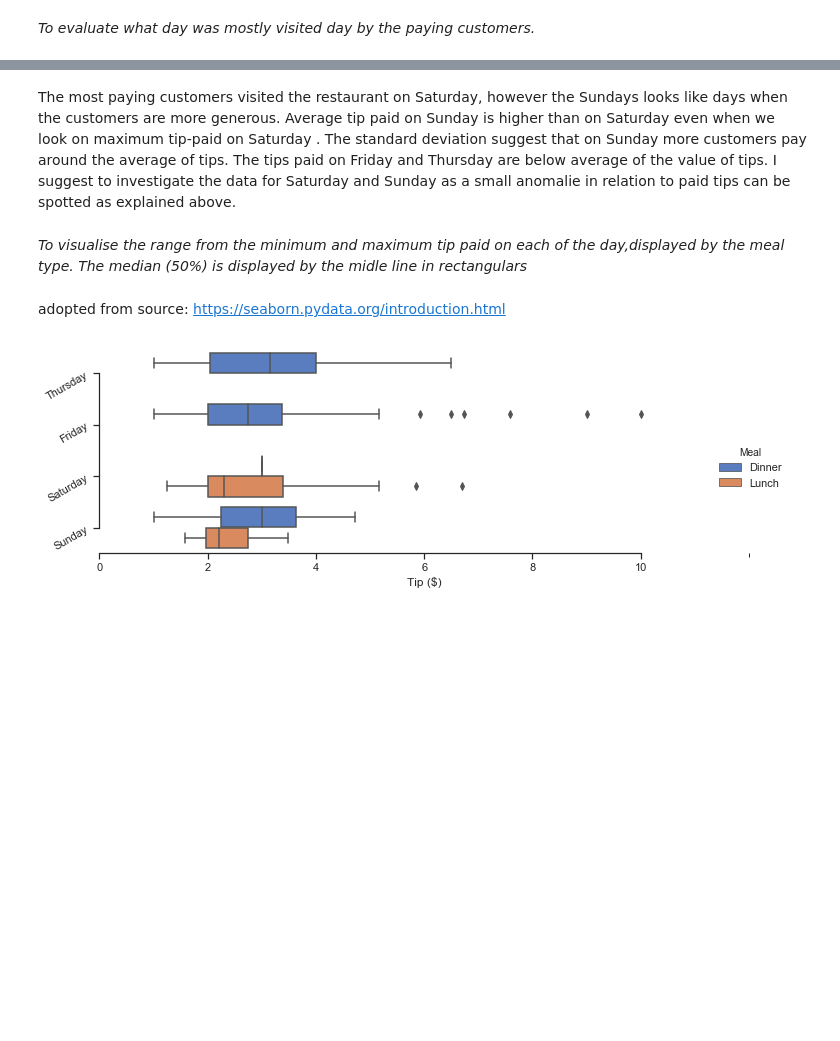
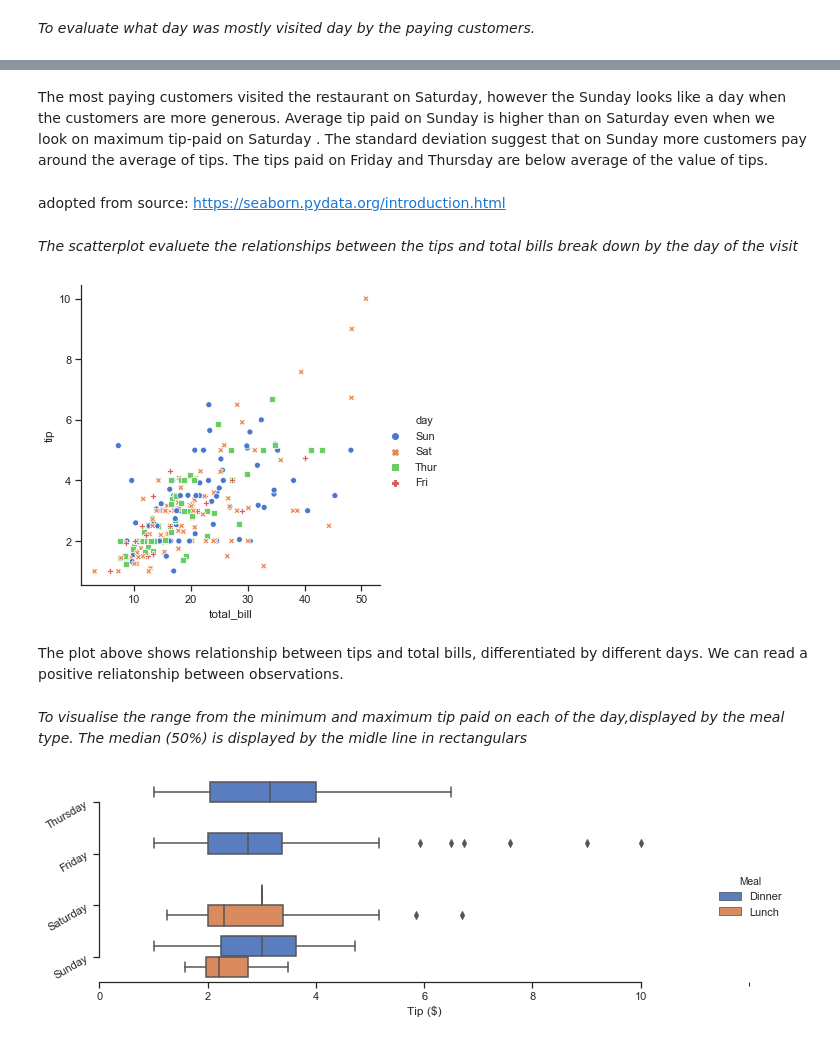
Before and after one commit to Crkonova76/Fundamentals-of-Data-Analysis_Assessment-2019, a Jupyter notebook: Tips_dataset.ipynb, the cells around one changed output, grey strips where cells are left out. Drawn from its saved outputs; the diff is of its cells as text; code cells hidden in the pictures; blank space fills up the shorter version.

```diff
--- a/Tips_dataset.ipynb
+++ b/Tips_dataset.ipynb
@@ -145,9 +196,20 @@ pd.pivot_table(df, index=["day"],aggfunc=[np.mean, np.min,np.max, np.std])
 # %% [markdown]
-The most paying customers visited the restaurant on Saturday, however the Sundays looks like days when the customers are more generous. Average tip paid on Sunday is higher than on Saturday even when we look on maximum tip-paid on Saturday . The standard deviation suggest that on Sunday more customers pay around the average of tips. The tips paid on Friday and Thursday are below average of the value of tips. I suggest to investigate the data for Saturday and Sunday as a small anomalie in relation to paid tips can be spotted as explained above.
+The most paying customers visited the restaurant on Saturday, however the Sunday looks like a day when the customers are more generous. Average tip paid on Sunday is higher than on Saturday even when we look on maximum tip-paid on Saturday . The standard deviation suggest that on Sunday more customers pay around the average of tips. The tips paid on Friday and Thursday are below average of the value of tips.
+# %% [markdown]
+adopted from source: https://seaborn.pydata.org/introduction.html
+# %% [markdown]
+_The scatterplot evaluete the relationships between the tips and total bills break down by the day of the visit_
+# %%
+sns.set(style="ticks", palette="muted")
+sns.relplot(x="total_bill", y="tip",
+            hue="day", style="day",
+            data=df);
+# %% [output]
+[figure, added]
+# %% [markdown]
+The plot above shows relationship between tips and total bills, differentiated by different days. We can read a positive reliatonship between observations.
 # %% [markdown]
 _To visualise the range from the minimum and maximum tip paid on each of the day,displayed by the meal type. The median (50%) is displayed by the midle line in rectangulars_
-# %% [markdown]
-adopted from source: https://seaborn.pydata.org/introduction.html
 # %%
 g = sns.catplot(x="tip", y="day", hue="time",
                 height=4.5, aspect=4.5,
```
Also changed, not shown: parts of 48 cells of this notebook.
